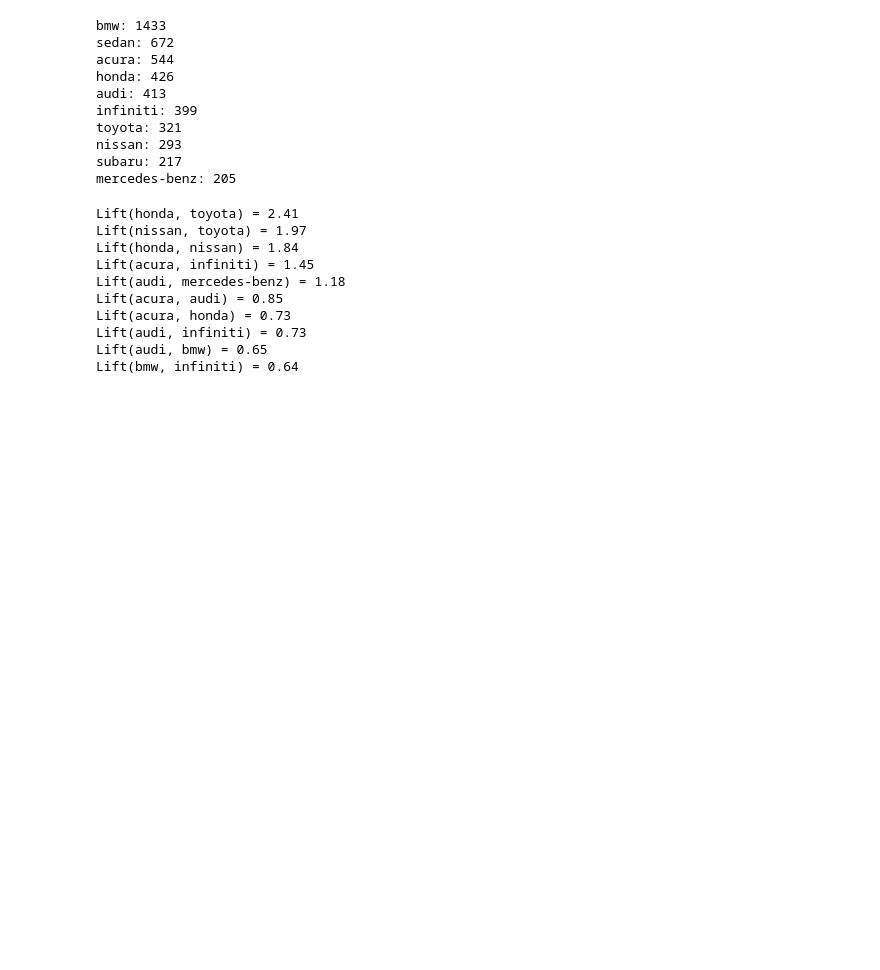
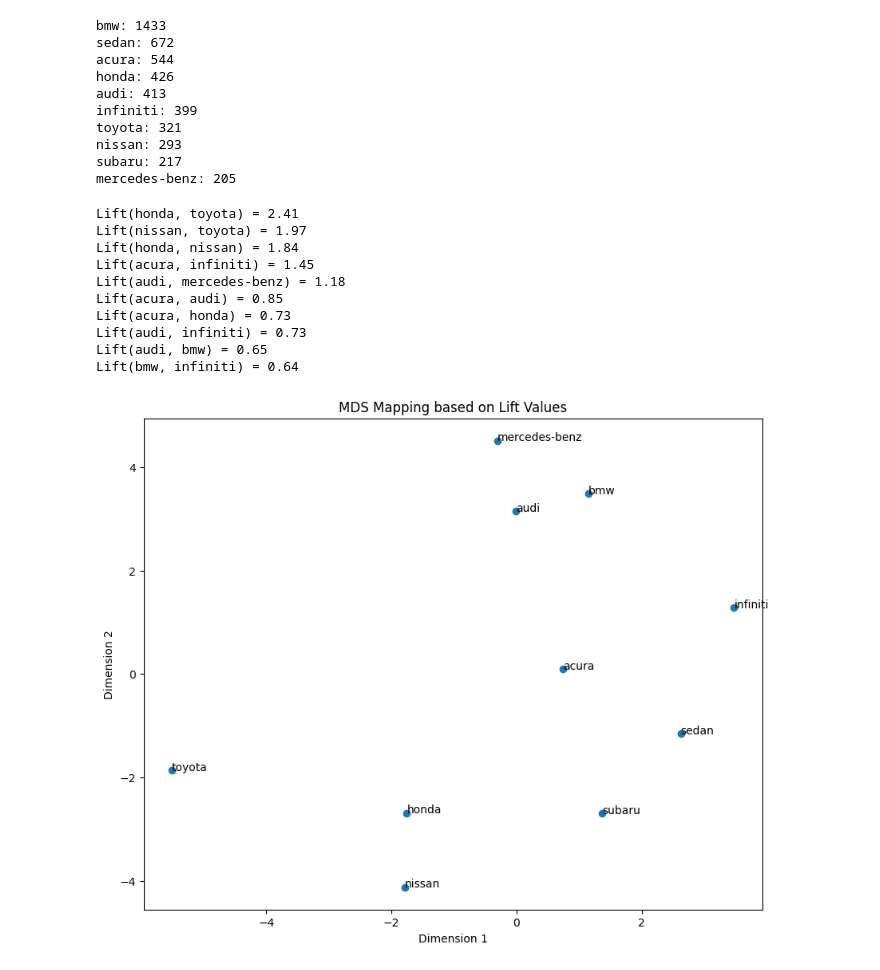
Before and after one commit to raithal98/edmunds-brand-association, a Jupyter notebook: B_C.ipynb, the cells around one changed output. Cells and saved outputs as stored; diff of their text form; code cells hidden in the pictures; blank space fills up the shorter version.

```diff
--- a/B_C.ipynb
+++ b/B_C.ipynb
@@ -186,3 +186,56 @@ Lift(acura, honda) = 0.73
 Lift(audi, infiniti) = 0.73
 Lift(audi, bmw) = 0.65
 Lift(bmw, infiniti) = 0.64
+# %%
+# Create a new tuple with the desired changes
+updated_tuple = (sorted_lift_ratios[44][0], 0.1)
+
+# Create a new list with the updated tuple
+sorted_lift_ratios = sorted_lift_ratios[:44] + [updated_tuple] + sorted_lift_ratios[44 + 1:]
+
+
+
+#sorted_lift_ratios[44][1]=0.001
+# %%
+import numpy as np
+from sklearn.manifold import MDS
+import matplotlib.pyplot as plt
+
+# Extract the unique brand names
+brands = set()
+for lift_item, _ in sorted_lift_ratios:
+    brands.update(lift_item)
+brands = list(brands)
+
+# Create an empty dissimilarity matrix
+n = len(brands)
+dissimilarity_matrix = np.zeros((n, n))
+
+# Fill the dissimilarity matrix with lift values
+for i in range(n):
+    for j in range(n):
+        if i != j:
+            brand_pair = (brands[i], brands[j])
+            # Find the lift value for the brand pair
+            for lift_item, lift_value in sorted_lift_ratios:
+                if brand_pair == lift_item or brand_pair == lift_item[::-1]:
+                    dissimilarity_matrix[i, j] = 1 / lift_value  # You may need to adjust this scaling
+                    break
+
+# Initialize the MDS model
+mds = MDS(n_components=2, dissimilarity="precomputed")
+
+# Fit the data and perform MDS mapping
+mds_result = mds.fit_transform(dissimilarity_matrix)
+
+# Plot the MDS results with labels
+plt.figure(figsize=(10, 8))
+plt.scatter(mds_result[:, 0], mds_result[:, 1])
+for i, brand in enumerate(brands):
+    plt.annotate(brand, (mds_result[i, 0], mds_result[i, 1]))
+plt.title("MDS Mapping based on Lift Values")
+plt.xlabel("Dimension 1")
+plt.ylabel("Dimension 2")
+plt.show()
+# %% [output]
+[figure, added]
```
Also changed, not shown: parts of 2 cells of this notebook.
